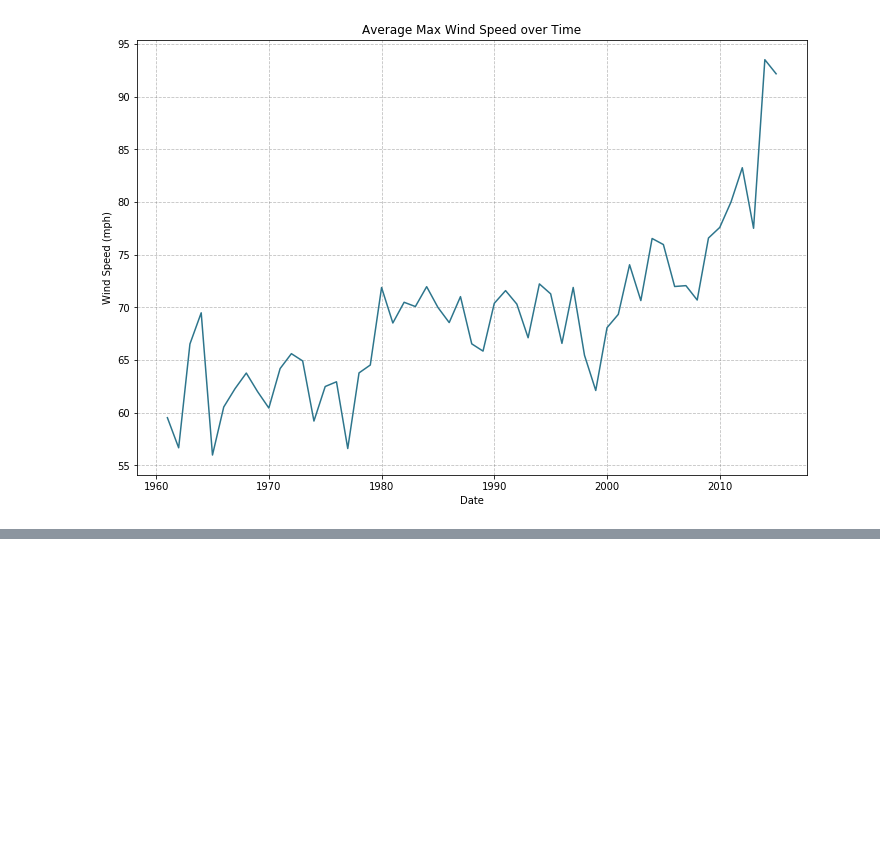
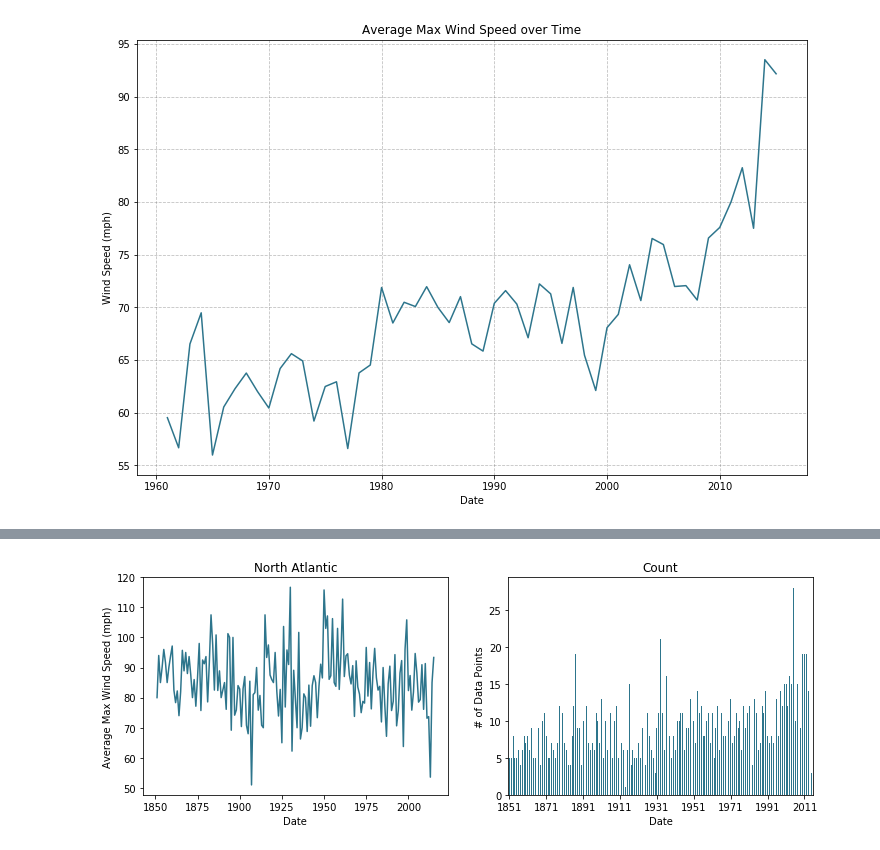
Before and after one commit to douglasdaly/hurricanes, a Jupyter notebook: notebooks/2_wunderground_processed_data_research.ipynb, the cells around one changed output, grey strips where cells are left out. Saved outputs shown, nothing was run; the diff lists cells and outputs as text; code cells hidden in the pictures; blank space fills up the shorter version.

Commit message:
Continued research work (and minor dev makefile fns) with hurricane data

```diff
--- a/notebooks/2_wunderground_processed_data_research.ipynb
+++ b/notebooks/2_wunderground_processed_data_research.ipynb
@@ -185,0 +187,33 @@ plt.show();
+# %%
+# - North Atlantic Specific Focus
+allyr_avgmaxwind = region_yearly_df.groupby(['Region', start_dates.year], axis=0) \
+                                   .mean().loc[:, 'Max Winds'].unstack('Region')
+allyr_counts = region_yearly_df.groupby(['Region', start_dates.year], axis=0) \
+                               .count().loc[:, 'Max Winds'].unstack('Region')
+
+fig, axs = plt.subplots(nrows=1, ncols=2, figsize=(12, 4))
+
+ax = axs[0]
+allyr_avgmaxwind.loc[:, 'North Atlantic'].plot(ax=ax, color=color_dict['North Atlantic'])
+
+ax.set_title('North Atlantic')
+ax.set_ylabel('Average Max Wind Speed (mph)')
+ax.set_xlabel('Date')
+
+ax = axs[1]
+allyr_counts.loc[:, 'North Atlantic'].plot(ax=ax, kind='bar', label='Count',
+                                           color=color_dict['North Atlantic'])
+
+disp_mult = 20
+ax.xaxis.set_major_locator(plt.MultipleLocator(disp_mult))
+ax.xaxis.set_ticklabels([allyr_counts.index[0]] +
+                        list(range(allyr_counts.index[0], 2015, disp_mult)),
+                        rotation=0)
+ax.set_title('Count')
+ax.set_ylabel('# of Data Points')
+ax.set_xlabel('Date')
+
+fig.savefig('../media/north_atlantic_max_wind_speed_all.png')
+plt.show();
+# %% [output]
+[figure, added]
```
Also changed, not shown: parts of 7 cells of this notebook, 1 other file.
